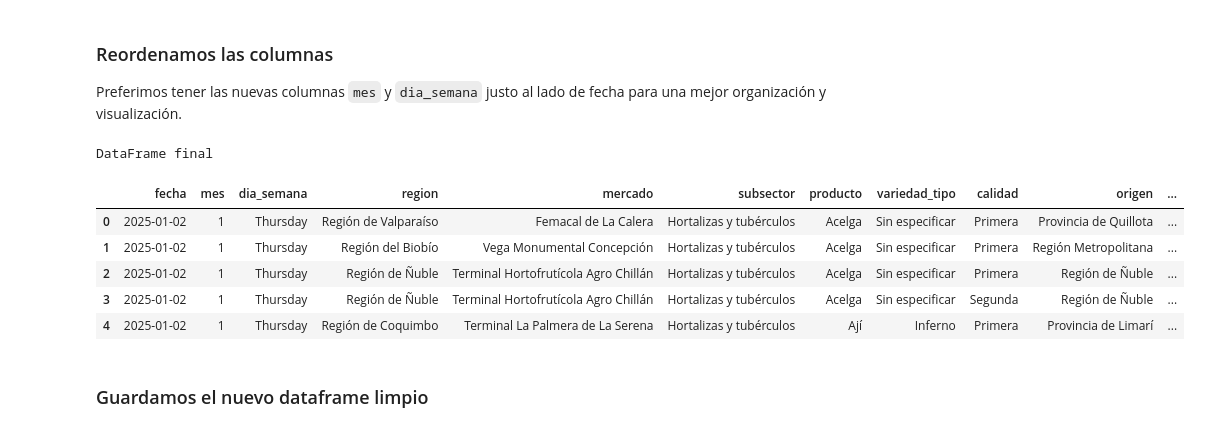
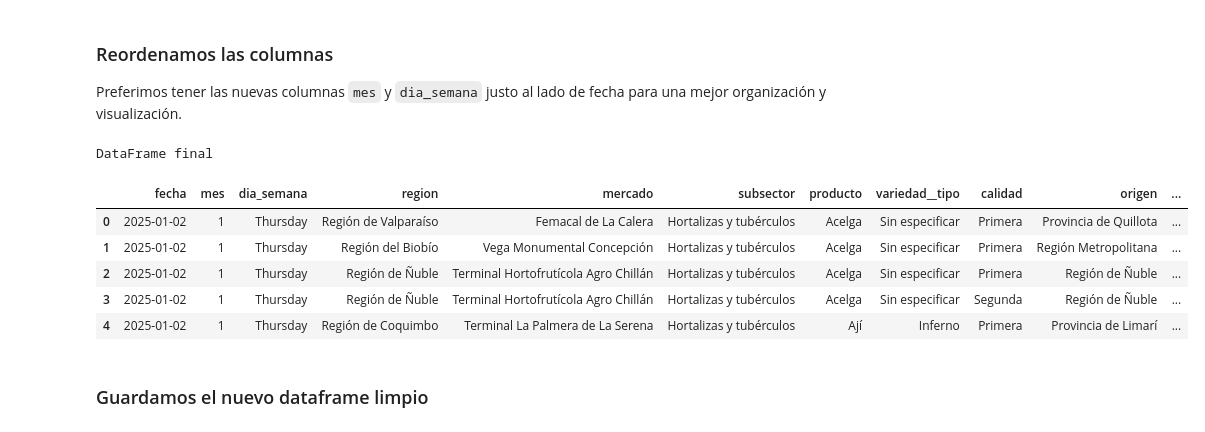
Before and after one commit to Ricardouchub/Analisis-Estrategico-de-Precios, a Jupyter notebook: Análisis Estratégico de Precios Mayoristas para el Sector Retail de Frutas y Hortalizas.ipynb, the cells around one changed output. Cells and saved outputs as stored; diff of their text form; code cells hidden in the pictures.

```diff
--- a/Análisis Estratégico de Precios Mayoristas para el Sector Retail de Frutas y Hortalizas.ipynb
+++ b/Análisis Estratégico de Precios Mayoristas para el Sector Retail de Frutas y Hortalizas.ipynb
@@ -529,35 +529,35 @@ Preferimos tener las nuevas columnas `mes` y `dia_semana` justo al lado de fecha
 # %%
 # Define el nuevo orden de las columnas restantes
 nuevo_orden = [
     'fecha',
     'mes',
     'dia_semana',
     'region',
     'mercado',
     'subsector',
     'producto',
-    'variedad_tipo',
+    'variedad__tipo',
     'calidad',
     'origen',
     'volumen',
     'precio_minimo',
     'precio_maximo',
     'precio_promedio_ponderado',
     'peso_kg',
     'precio_por_kg',
     'numero_unidades',
     'precio_por_unidad'
 ]
 
 # Reordena el DataFrame
 df1 = df1[nuevo_orden]
 
 # Muestra el resultado final
 print("DataFrame final")
 display(df1.head())
 # %% [output]
 DataFrame final
-|  | fecha | mes | dia_semana | region | mercado | subsector | producto | variedad_tipo | calidad | origen | ... |
+|  | fecha | mes | dia_semana | region | mercado | subsector | producto | variedad__tipo | calidad | origen | ... |
 | 0 | 2025-01-02 | 1 | Thursday | Región de Valparaíso | Femacal de La Calera | Hortalizas y tubérculos | Acelga | Sin especificar | Primera | Provincia de Quillota | ... |
 | 1 | 2025-01-02 | 1 | Thursday | Región del Biobío | Vega Monumental Concepción | Hortalizas y tubérculos | Acelga | Sin especificar | Primera | Región Metropolitana | ... |
 | 2 | 2025-01-02 | 1 | Thursday | Región de Ñuble | Terminal Hortofrutícola Agro Chillán | Hortalizas y tubérculos | Acelga | Sin especificar | Primera | Región de Ñuble | ... |
```
Also changed, not shown: parts of 8 cells of this notebook.
